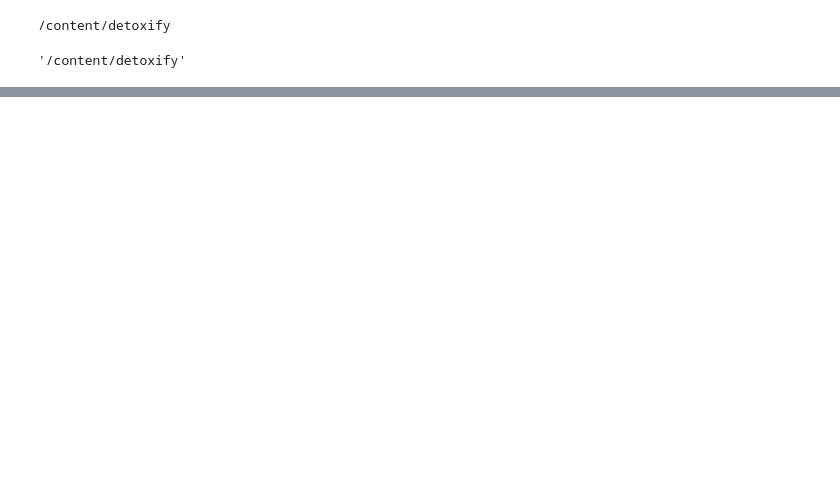
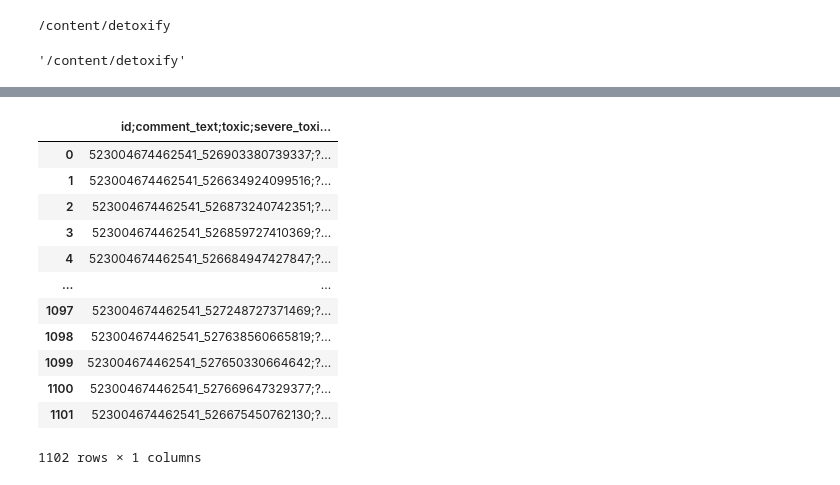
Before and after one commit to zaure-zhussipbekova/hatespeech, a Jupyter notebook: Hate_speech.ipynb, the cells around one changed output, grey strips where cells are left out. Drawn from its saved outputs; the diff is of its cells as text; code cells hidden in the pictures; blank space fills up the shorter version.

```diff
--- a/Hate_speech.ipynb
+++ b/Hate_speech.ipynb
@@ -1926,0 +1915,18 @@ KeyError: 'Only a column name can be used for the key in a dtype mappings argume
+# %%
+import pandas as pd
+file = pd.read_csv('/content/train_ru.csv')
+file
+# %% [output]
+|  | id;comment_text;toxic;severe_toxi... |
+| 0 | 523004674462541_526903380739337;?... |
+| 1 | 523004674462541_526634924099516;?... |
+| 2 | 523004674462541_526873240742351;?... |
+| 3 | 523004674462541_526859727410369;?... |
+| 4 | 523004674462541_526684947427847;?... |
+| ... | ... |
+| 1097 | 523004674462541_527248727371469;?... |
+| 1098 | 523004674462541_527638560665819;?... |
+| 1099 | 523004674462541_527650330664642;?... |
+| 1100 | 523004674462541_527669647329377;?... |
+| 1101 | 523004674462541_526675450762130;?... |
+1102 rows × 1 columns
```
Also changed, not shown: parts of 17 cells of this notebook.
